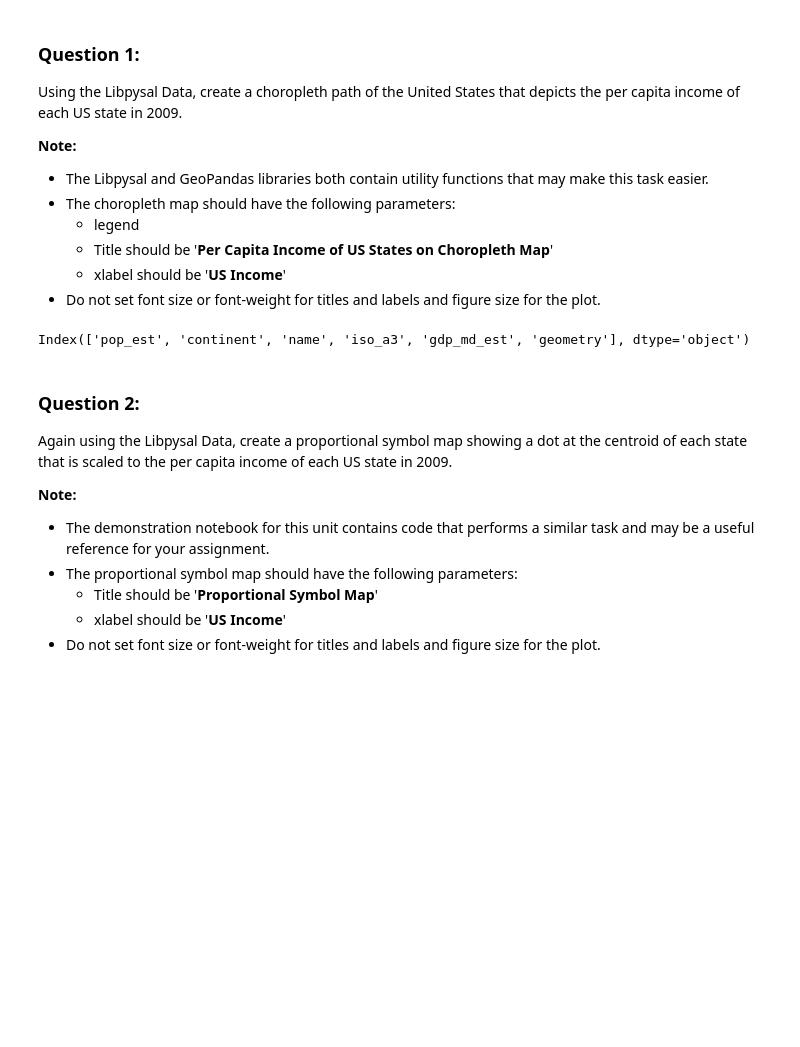
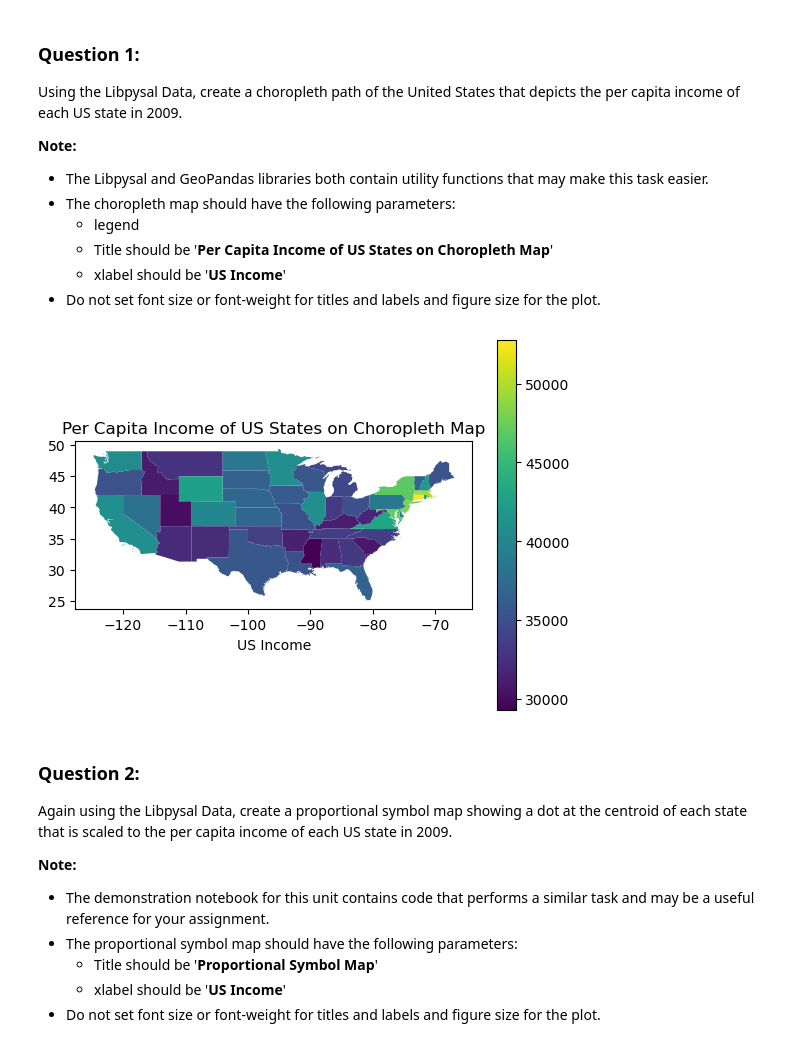
Before and after one commit to Youssef-Serag/CSE-578, a Jupyter notebook: Geographic Data Analysis Assignment/Assignment5.ipynb, the cells around one changed output. Saved outputs shown, nothing was run; the diff lists cells and outputs as text; code cells hidden in the pictures; blank space fills up the shorter version.

```diff
--- a/Geographic Data Analysis Assignment/Assignment5.ipynb
+++ b/Geographic Data Analysis Assignment/Assignment5.ipynb
@@ -22,14 +27,22 @@ Using the Libpysal Data, create a choropleth path of the United States that depi
     - Title should be '**Per Capita Income of US States on Choropleth Map**'
     - xlabel should be '**US Income**'
 * Do not set font size or font-weight for titles and labels and figure size for the plot.
-# %%
-### TEST FUNCTION: test_question1
-# DO NOT MODIFY OR REMOVE THE ABOVE LINE
-# your code here
-# Show me the columns in the dataset
-world.columns
-# %% [output]
-Index(['pop_est', 'continent', 'name', 'iso_a3', 'gdp_md_est', 'geometry'], dtype='object')
+# %%
+### TEST FUNCTION: test_question1
+# DO NOT MODIFY OR REMOVE THE ABOVE LINE
+# your code here
+data = pd.read_csv(lps.examples.get_path("usjoin.csv"))
+shape = gpd.read_file(lps.examples.get_path('us48.shx'))
+shape = shape.sort_values('STATE_FIPS')
+shape['per_capita'] = list(data["2009"])
+
+# Plot the data
+shape.plot(column='per_capita', legend=True)
+plt.title('Per Capita Income of US States on Choropleth Map')
+plt.xlabel('US Income')
+plt.show()
+# %% [output]
+[figure, added]
 # %% [markdown]
 ### **Question 2**:
 Again using the Libpysal Data, create a proportional symbol map showing a dot at the centroid of each state that is scaled to the per capita income of each US state in 2009.
```
Also changed, not shown: parts of 4 cells of this notebook.
